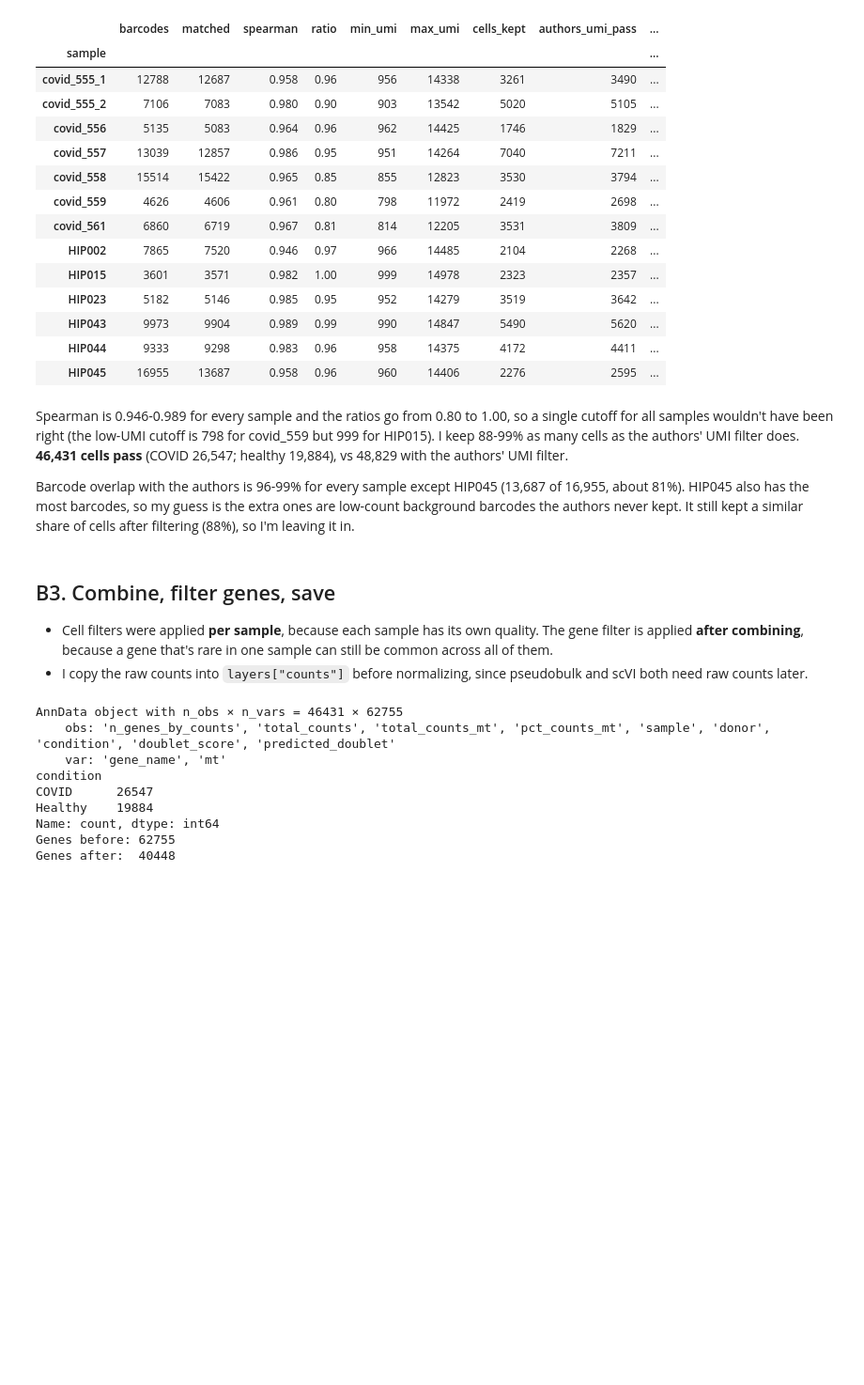
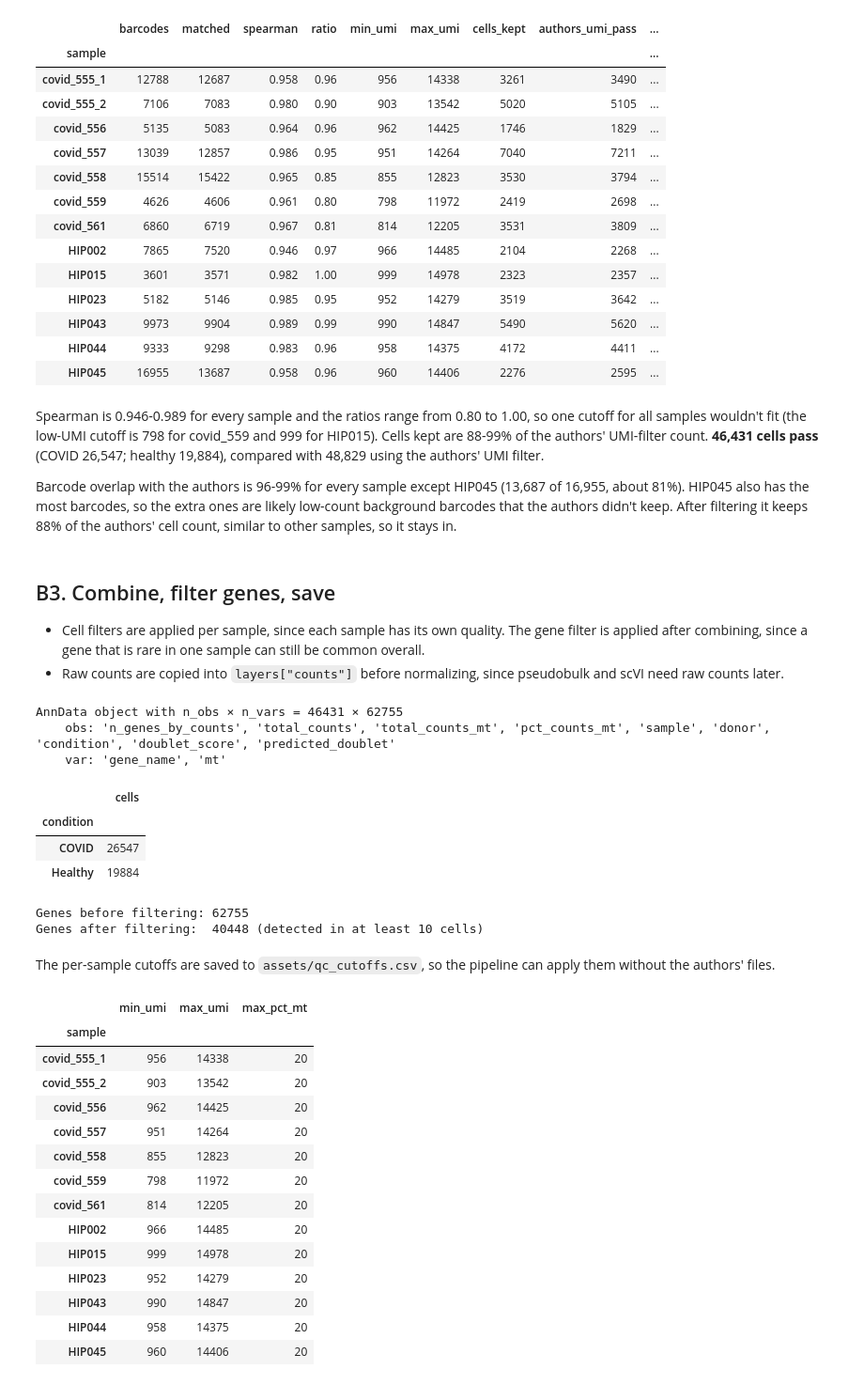
Before and after one commit to Pranavasri-RM/scrnaseq-covid-pbmc, a Jupyter notebook: notebooks/01_qc_exploration.ipynb, the cells around one changed output. Shown at 94% size. Saved outputs shown, nothing was run; the diff lists cells and outputs as text; code cells hidden in the pictures; blank space fills up the shorter version.

```diff
--- a/notebooks/01_qc_exploration.ipynb
+++ b/notebooks/01_qc_exploration.ipynb
@@ -396,36 +403,61 @@ qc_table
 | HIP044 | 9333 | 9298 | 0.983 | 0.96 | 958 | 14375 | 4172 | 4411 | ... |
 | HIP045 | 16955 | 13687 | 0.958 | 0.96 | 960 | 14406 | 2276 | 2595 | ... |
 # %% [markdown]
-Spearman is 0.946-0.989 for every sample and the ratios go from 0.80 to 1.00, so a single cutoff for all samples wouldn't have been right (the low-UMI cutoff is 798 for covid_559 but 999 for HIP015). I keep 88-99% as many cells as the authors' UMI filter does. **46,431 cells pass** (COVID 26,547; healthy 19,884), vs 48,829 with the authors' UMI filter.
+Spearman is 0.946-0.989 for every sample and the ratios range from 0.80 to 1.00, so one cutoff for all samples wouldn't fit (the low-UMI cutoff is 798 for covid_559 and 999 for HIP015). Cells kept are 88-99% of the authors' UMI-filter count. **46,431 cells pass** (COVID 26,547; healthy 19,884), compared with 48,829 using the authors' UMI filter.
 
-Barcode overlap with the authors is 96-99% for every sample except HIP045 (13,687 of 16,955, about 81%). HIP045 also has the most barcodes, so my guess is the extra ones are low-count background barcodes the authors never kept. It still kept a similar share of cells after filtering (88%), so I'm leaving it in.
+Barcode overlap with the authors is 96-99% for every sample except HIP045 (13,687 of 16,955, about 81%). HIP045 also has the most barcodes, so the extra ones are likely low-count background barcodes that the authors didn't keep. After filtering it keeps 88% of the authors' cell count, similar to other samples, so it stays in.
 # %% [markdown]
 ## B3. Combine, filter genes, save
 
-- Cell filters were applied **per sample**, because each sample has its own quality. The gene filter is applied **after combining**, because a gene that's rare in one sample can still be common across all of them.
-- I copy the raw counts into `layers["counts"]` before normalizing, since pseudobulk and scVI both need raw counts later.
+- Cell filters are applied per sample, since each sample has its own quality. The gene filter is applied after combining, since a gene that is rare in one sample can still be common overall.
+- Raw counts are copied into `layers["counts"]` before normalizing, since pseudobulk and scVI need raw counts later.
 # %%
 adata_all = sc.concat(list(filtered.values()), merge="same")   # merge="same": keep var columns identical across samples
 print(adata_all)
-print(adata_all.obs["condition"].value_counts())
+display(adata_all.obs["condition"].value_counts().rename_axis("condition").to_frame("cells"))
 
-print("Genes before:", adata_all.n_vars)
+n_before = adata_all.n_vars
 sc.pp.filter_genes(adata_all, min_cells=10)   # the authors' rule: genes detected in fewer than 10 cells removed
-print("Genes after: ", adata_all.n_vars)
+print(f"Genes before filtering: {n_before}")
+print(f"Genes after filtering:  {adata_all.n_vars} (detected in at least 10 cells)")
 
 adata_all.layers["counts"] = adata_all.X.copy()
 # %% [output]
 AnnData object with n_obs × n_vars = 46431 × 62755
     obs: 'n_genes_by_counts', 'total_counts', 'total_counts_mt', 'pct_counts_mt', 'sample', 'donor', 'condition', 'doublet_score', 'predicted_doublet'
     var: 'gene_name', 'mt'
-condition
-COVID      26547
-Healthy    19884
-Name: count, dtype: int64
-Genes before: 62755
-Genes after:  40448
+|  | cells |
+| condition |  |
+| COVID | 26547 |
+| Healthy | 19884 |
+Genes before filtering: 62755
+Genes after filtering:  40448 (detected in at least 10 cells)
 # %%
 os.makedirs(f"{RESULTS}/qc", exist_ok=True)
 qc_table.to_csv(f"{RESULTS}/qc/qc_summary.csv")
 adata_all.write_h5ad(f"{RESULTS}/qc/combined_qc.h5ad")
+# %% [markdown]
+The per-sample cutoffs are saved to `assets/qc_cutoffs.csv`, so the pipeline can apply them without the authors' files.
+# %%
+# Cutoffs chosen here, used by the pipeline's QC step
+cutoffs = qc_table[["min_umi", "max_umi"]].copy()
+cutoffs["max_pct_mt"] = 20
+cutoffs.to_csv("../assets/qc_cutoffs.csv")
+cutoffs
+# %% [output]
+|  | min_umi | max_umi | max_pct_mt |
+| sample |  |  |  |
+| covid_555_1 | 956 | 14338 | 20 |
+| covid_555_2 | 903 | 13542 | 20 |
+| covid_556 | 962 | 14425 | 20 |
+| covid_557 | 951 | 14264 | 20 |
+| covid_558 | 855 | 12823 | 20 |
+| covid_559 | 798 | 11972 | 20 |
+| covid_561 | 814 | 12205 | 20 |
+| HIP002 | 966 | 14485 | 20 |
+| HIP015 | 999 | 14978 | 20 |
+| HIP023 | 952 | 14279 | 20 |
+| HIP043 | 990 | 14847 | 20 |
+| HIP044 | 958 | 14375 | 20 |
+| HIP045 | 960 | 14406 | 20 |
 # %% [markdown]
```
Also changed, not shown: parts of 28 cells of this notebook, 4 other files.
